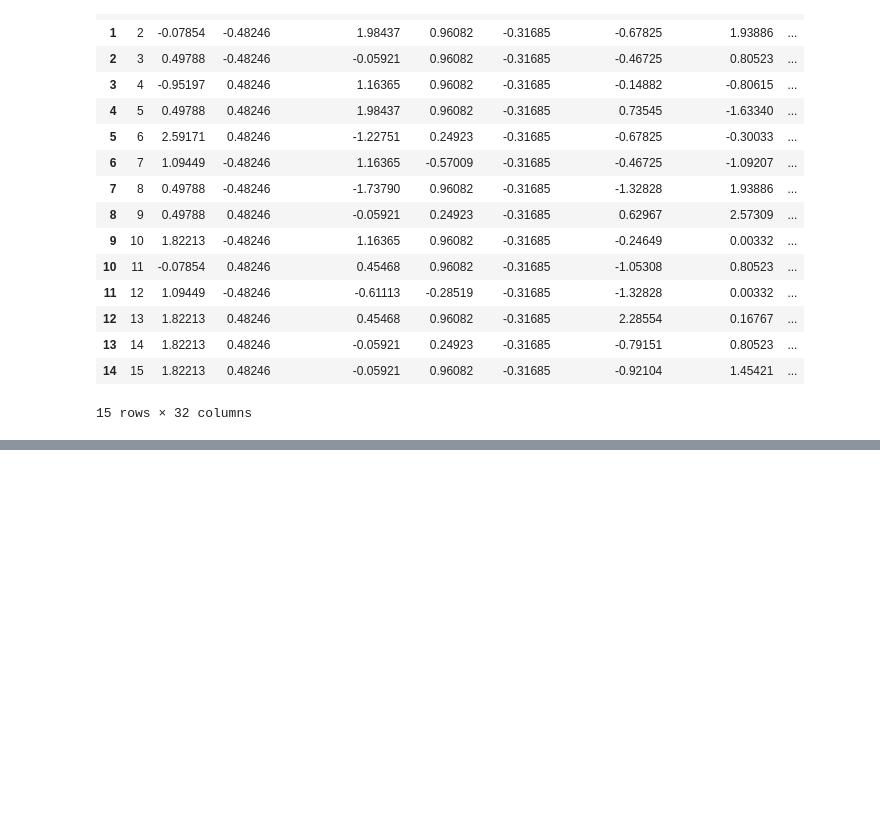
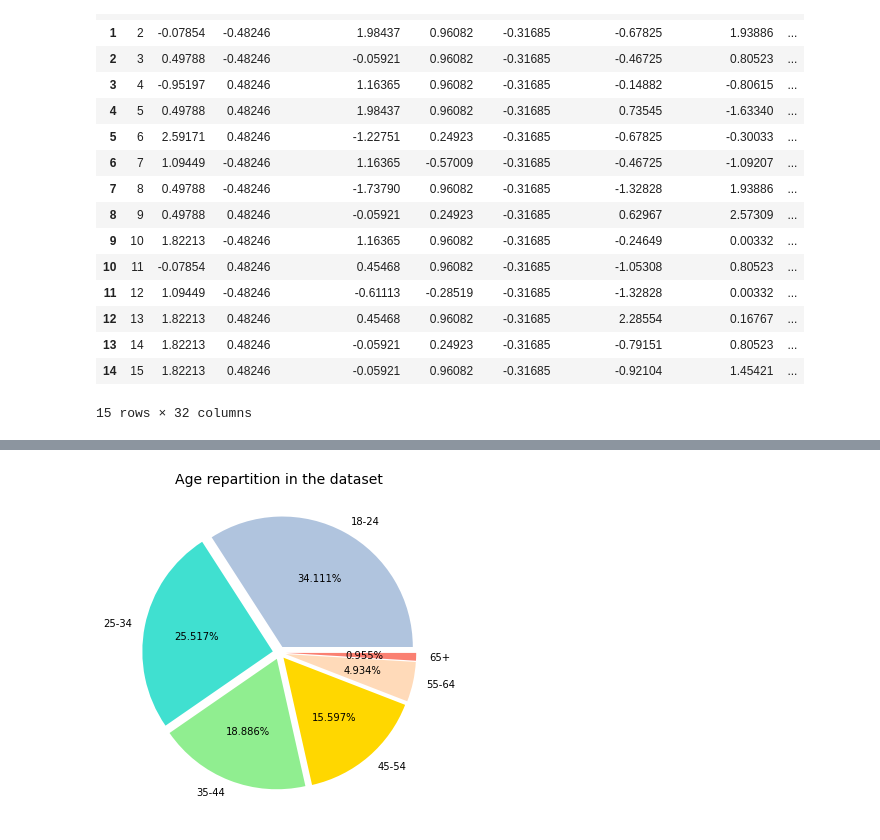
Before and after one commit to m-cheicki/data-viz_drug_consumption, a Jupyter notebook: analysis.ipynb, the cells around one changed output, grey strips where cells are left out. Cells and saved outputs as stored; diff of their text form; code cells hidden in the pictures; blank space fills up the shorter version.

```diff
--- a/analysis.ipynb
+++ b/analysis.ipynb
@@ -209,0 +190,11 @@ You should consider upgrading via the '/opt/venv/bin/python -m pip install --upg
+# %%
+colors = ['lightsteelblue', 'turquoise', 'lightgreen', 'gold', 'peachpuff', 'salmon']
+pie, ax = plt.subplots(figsize=[10,6])
+plt.pie(x = repartition_age,
+        labels = repartition_age.index,
+        explode = [0.05]*len(repartition_age),
+        autopct="%.3f%%", colors = colors)
+plt.title("Age repartition in the dataset", fontsize=14);
+pie.savefig("charts/AgeRepartition.png")
+# %% [output]
+[figure, added]
```
Also changed, not shown: parts of 23 cells of this notebook, 3 other files.
